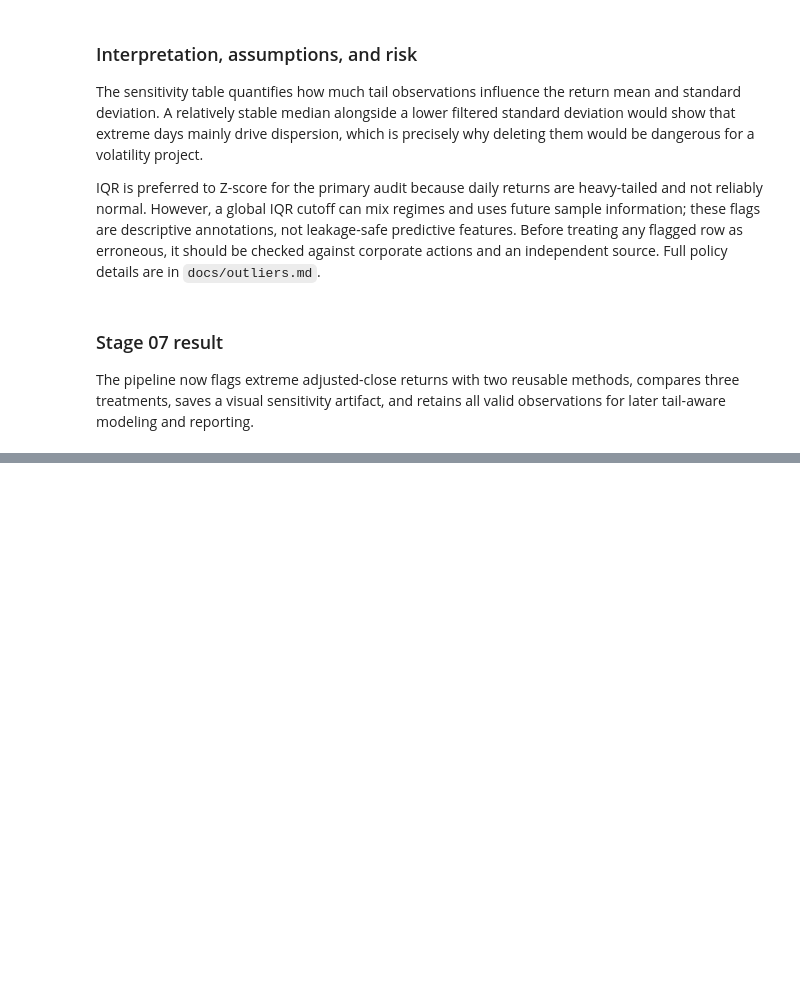
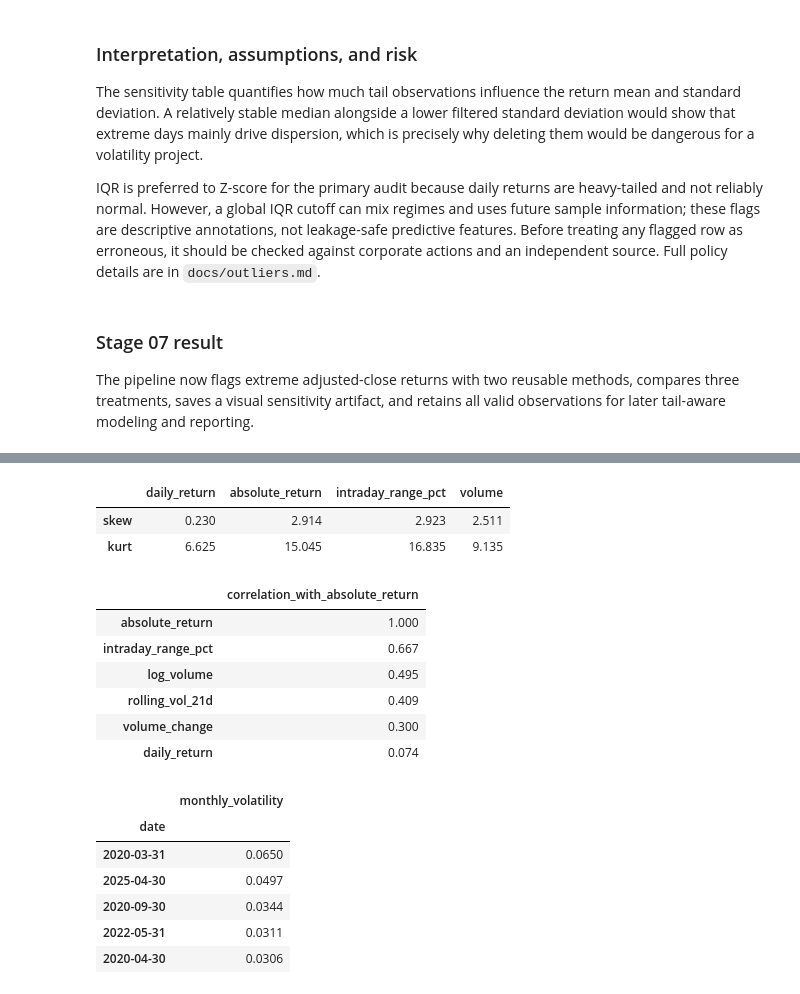
Before and after one commit to kevin-666777/bootcamp_zizhe_zhou, a Jupyter notebook: project/notebooks/project_pipeline.ipynb, the cells around one changed output, grey strips where cells are left out. Drawn from its saved outputs; the diff is of its cells as text; code cells hidden in the pictures; blank space fills up the shorter version.

```diff
--- a/project/notebooks/project_pipeline.ipynb
+++ b/project/notebooks/project_pipeline.ipynb
@@ -310,0 +479,25 @@ The pipeline now flags extreme adjusted-close returns with two reusable methods,
+# %%
+key_shape_stats = eda_data[['daily_return', 'absolute_return', 'intraday_range_pct', 'volume']].agg(['skew', 'kurt']).round(3)
+target_correlations = focused_correlation['absolute_return'].sort_values(ascending=False).round(3)
+highest_volatility_months = monthly_volatility.nlargest(5).round(4)
+display(key_shape_stats)
+display(target_correlations.to_frame('correlation_with_absolute_return'))
+display(highest_volatility_months.to_frame('monthly_volatility'))
+# %% [output]
+|  | daily_return | absolute_return | intraday_range_pct | volume |
+| skew | 0.230 | 2.914 | 2.923 | 2.511 |
+| kurt | 6.625 | 15.045 | 16.835 | 9.135 |
+|  | correlation_with_absolute_return |
+| absolute_return | 1.000 |
+| intraday_range_pct | 0.667 |
+| log_volume | 0.495 |
+| rolling_vol_21d | 0.409 |
+| volume_change | 0.300 |
+| daily_return | 0.074 |
+|  | monthly_volatility |
+| date |  |
+| 2020-03-31 | 0.0650 |
+| 2025-04-30 | 0.0497 |
+| 2020-09-30 | 0.0344 |
+| 2022-05-31 | 0.0311 |
+| 2020-04-30 | 0.0306 |
```
Also changed, not shown: parts of 8 cells of this notebook, 4 other files.
